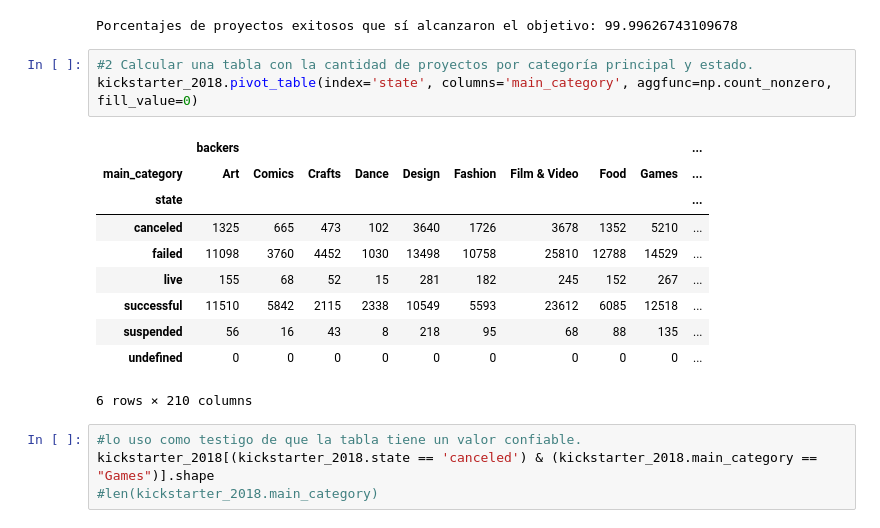
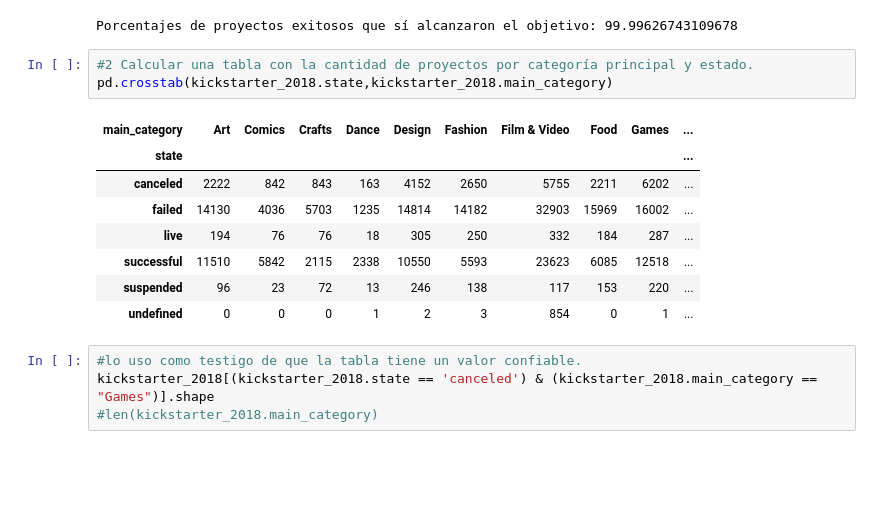
Before and after one commit to peraltadani/diplodatos-grupo-5, a Jupyter notebook: Analisis_y_curacion/Ejercicios_grupo5/notebooks/Limpieza_grupo5.ipynb, the cells around one changed output. Cells and saved outputs as stored; diff of their text form; blank space fills up the shorter version.

```diff
--- a/Analisis_y_curacion/Ejercicios_grupo5/notebooks/Limpieza_grupo5.ipynb
+++ b/Analisis_y_curacion/Ejercicios_grupo5/notebooks/Limpieza_grupo5.ipynb
@@ -1016,18 +1016,16 @@ print("Porcentajes de proyectos exitosos que sí alcanzaron el objetivo: " + str
 Porcentajes de proyectos exitosos que sí alcanzaron el objetivo: 99.99626743109678
 # %%
 #2 Calcular una tabla con la cantidad de proyectos por categoría principal y estado.
-kickstarter_2018.pivot_table(index='state', columns='main_category', aggfunc=np.count_nonzero, fill_value=0)
+pd.crosstab(kickstarter_2018.state,kickstarter_2018.main_category)
 # %% [output]
-|  | backers |  |  |  |  |  |  |  |  | ... |
 | main_category | Art | Comics | Crafts | Dance | Design | Fashion | Film & Video | Food | Games | ... |
 | state |  |  |  |  |  |  |  |  |  | ... |
-| canceled | 1325 | 665 | 473 | 102 | 3640 | 1726 | 3678 | 1352 | 5210 | ... |
-| failed | 11098 | 3760 | 4452 | 1030 | 13498 | 10758 | 25810 | 12788 | 14529 | ... |
-| live | 155 | 68 | 52 | 15 | 281 | 182 | 245 | 152 | 267 | ... |
-| successful | 11510 | 5842 | 2115 | 2338 | 10549 | 5593 | 23612 | 6085 | 12518 | ... |
-| suspended | 56 | 16 | 43 | 8 | 218 | 95 | 68 | 88 | 135 | ... |
-| undefined | 0 | 0 | 0 | 0 | 0 | 0 | 0 | 0 | 0 | ... |
+| canceled | 2222 | 842 | 843 | 163 | 4152 | 2650 | 5755 | 2211 | 6202 | ... |
+| failed | 14130 | 4036 | 5703 | 1235 | 14814 | 14182 | 32903 | 15969 | 16002 | ... |
+| live | 194 | 76 | 76 | 18 | 305 | 250 | 332 | 184 | 287 | ... |
+| successful | 11510 | 5842 | 2115 | 2338 | 10550 | 5593 | 23623 | 6085 | 12518 | ... |
+| suspended | 96 | 23 | 72 | 13 | 246 | 138 | 117 | 153 | 220 | ... |
+| undefined | 0 | 0 | 0 | 1 | 2 | 3 | 854 | 0 | 1 | ... |
-6 rows × 210 columns
 # %%
 #lo uso como testigo de que la tabla tiene un valor confiable.
 kickstarter_2018[(kickstarter_2018.state == 'canceled') & (kickstarter_2018.main_category == "Games")].shape
```
Also changed, not shown: parts of 5 cells of this notebook.
